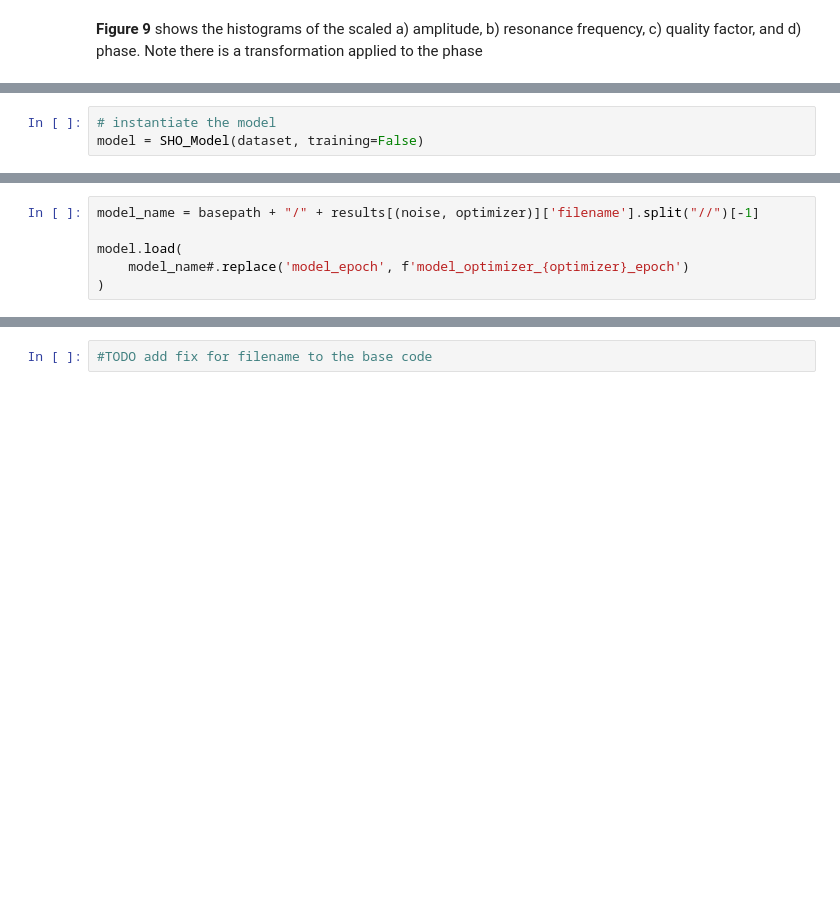
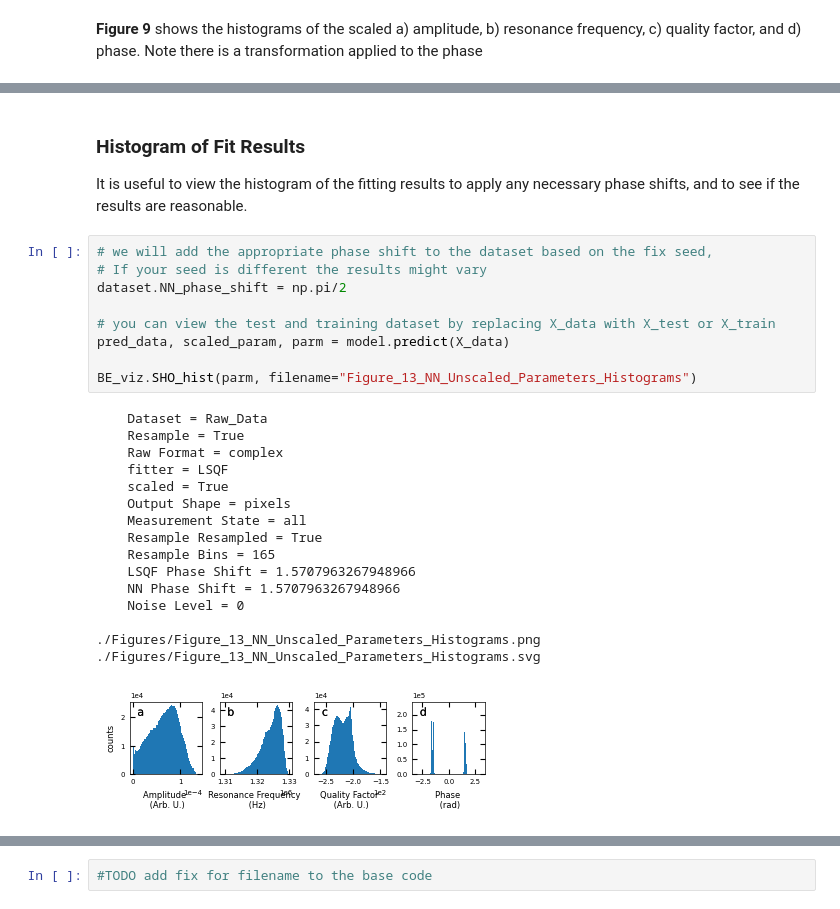
Before and after one commit to m3-learning/m3_learning, a Jupyter notebook: m3_learning/papers/2023_Rapid_Fitting/6_Noisy_Data_Analysis.ipynb, the cells around one changed output, grey strips where cells are left out. Cells and saved outputs as stored; diff of their text form; blank space fills up the shorter version.

```diff
--- a/m3_learning/papers/2023_Rapid_Fitting/6_Noisy_Data_Analysis.ipynb
+++ b/m3_learning/papers/2023_Rapid_Fitting/6_Noisy_Data_Analysis.ipynb
@@ -153,3 +153,0 @@ BE_viz.SHO_hist(
-# %%
-# instantiate the model
-model = SHO_Model(dataset, training=False)
@@ -158,6 +153,0 @@ Using GPU NVIDIA GeForce RTX 3090
-# %%
-model_name = basepath + "/" + results[(noise, optimizer)]['filename'].split("//")[-1]
-
-model.load(
-    model_name#.replace('model_epoch', f'model_optimizer_{optimizer}_epoch')
-)
@@ -163,0 +260,30 @@ model.load(
+# %% [markdown]
+### Histogram of Fit Results
+
+It is useful to view the histogram of the fitting results to apply any necessary phase shifts, and to see if the results are reasonable.
+# %%
+# we will add the appropriate phase shift to the dataset based on the fix seed,
+# If your seed is different the results might vary
+dataset.NN_phase_shift = np.pi/2
+
+# you can view the test and training dataset by replacing X_data with X_test or X_train
+pred_data, scaled_param, parm = model.predict(X_data)
+
+BE_viz.SHO_hist(parm, filename="Figure_13_NN_Unscaled_Parameters_Histograms")
+# %% [output]
+    Dataset = Raw_Data
+    Resample = True
+    Raw Format = complex
+    fitter = LSQF
+    scaled = True
+    Output Shape = pixels
+    Measurement State = all
+    Resample Resampled = True
+    Resample Bins = 165
+    LSQF Phase Shift = 1.5707963267948966
+    NN Phase Shift = 1.5707963267948966
+    Noise Level = 0
+
+./Figures/Figure_13_NN_Unscaled_Parameters_Histograms.png
+./Figures/Figure_13_NN_Unscaled_Parameters_Histograms.svg
+[figure, added]
```
Also changed, not shown: parts of 24 cells of this notebook, 3 other files.
